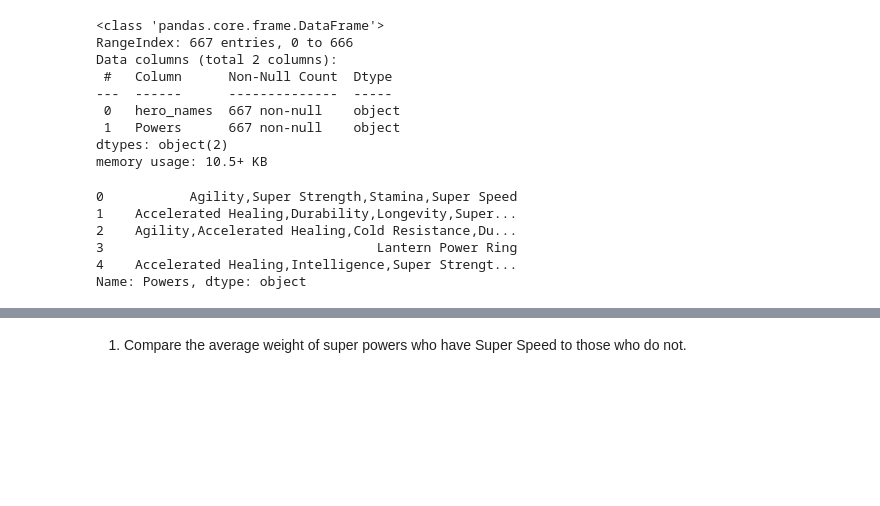
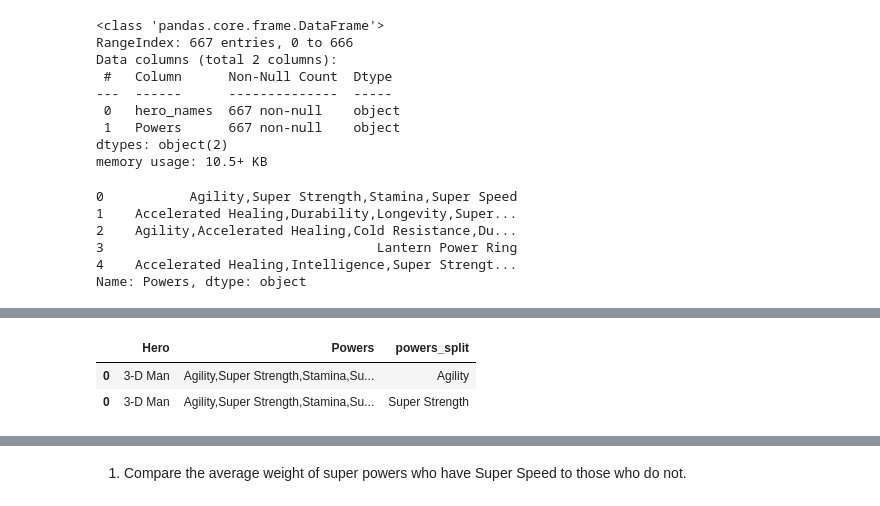
Before and after one commit to patelmedha/SuperHero, a Jupyter notebook: Applying Advanced Transformations.ipynb, the cells around one changed output, grey strips where cells are left out. Cells and saved outputs as stored; diff of their text form; code cells hidden in the pictures; blank space fills up the shorter version.

```diff
--- a/Applying Advanced Transformations.ipynb
+++ b/Applying Advanced Transformations.ipynb
@@ -321,0 +302,8 @@ memory usage: 137.7+ KB
+# %%
+# using .explode
+powers_exploded = powers.explode('powers_split')
+powers_exploded[['Hero','Powers','powers_split']].head(2)
+# %% [output]
+|  | Hero | Powers | powers_split |
+| 0 | 3-D Man | Agility,Super Strength,Stamina,Su... | Agility |
+| 0 | 3-D Man | Agility,Super Strength,Stamina,Su... | Super Strength |
```
Also changed, not shown: parts of 25 cells of this notebook, 1 other file.
